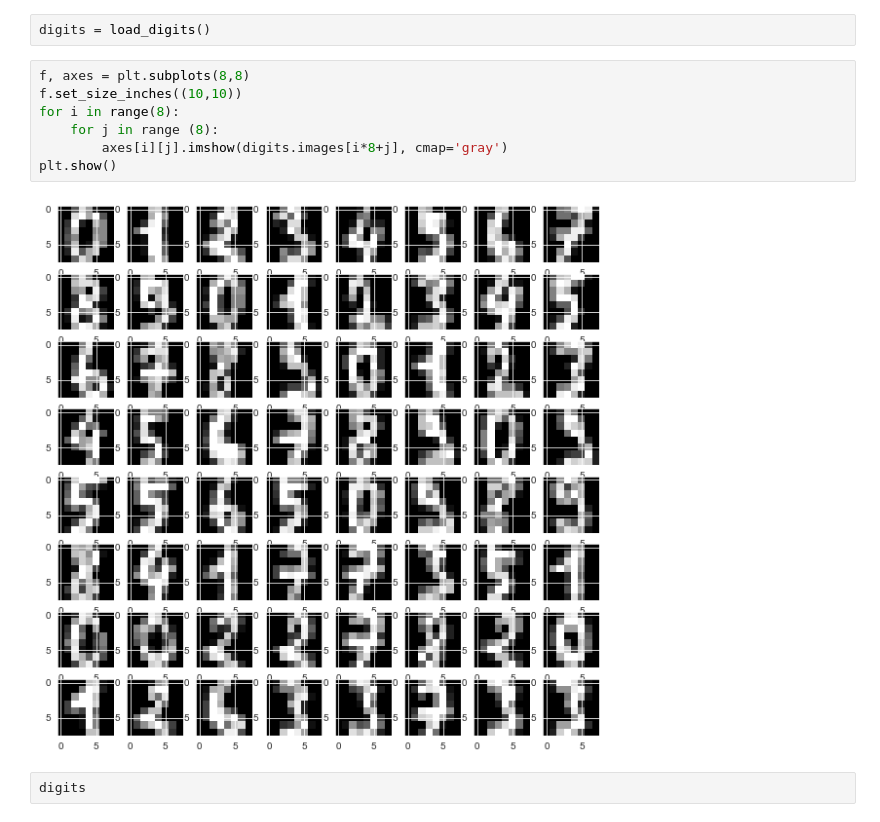
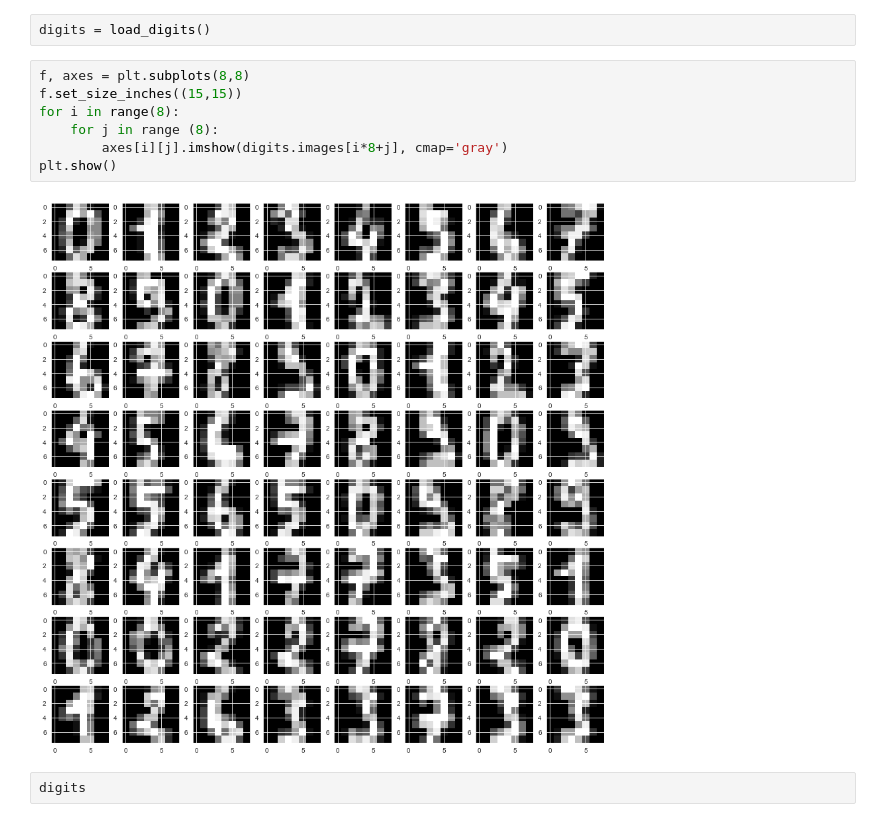
Before and after one commit to vkehfdl1/khu_ml_hw05, a Jupyter notebook: hw05.ipynb, the cells around one changed output. Drawn from its saved outputs; the diff is of its cells as text.

```diff
--- a/hw05.ipynb
+++ b/hw05.ipynb
@@ -8,13 +8,13 @@ from sklearn.datasets import load_digits
 digits = load_digits()
 # %%
 f, axes = plt.subplots(8,8)
-f.set_size_inches((10,10))
+f.set_size_inches((15,15))
 for i in range(8):
     for j in range (8):
         axes[i][j].imshow(digits.images[i*8+j], cmap='gray')
 plt.show()
 # %% [output]
-[figure, old version]
+[figure, new version]
 # %%
 digits
 # %% [output]
```
Also changed, not shown: parts of 14 cells of this notebook.
